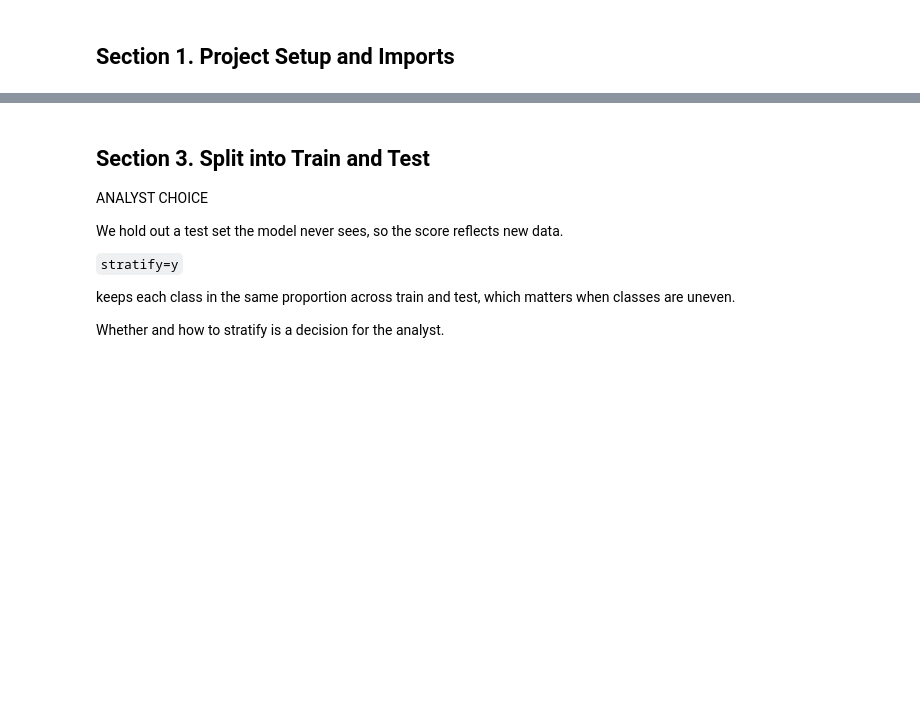
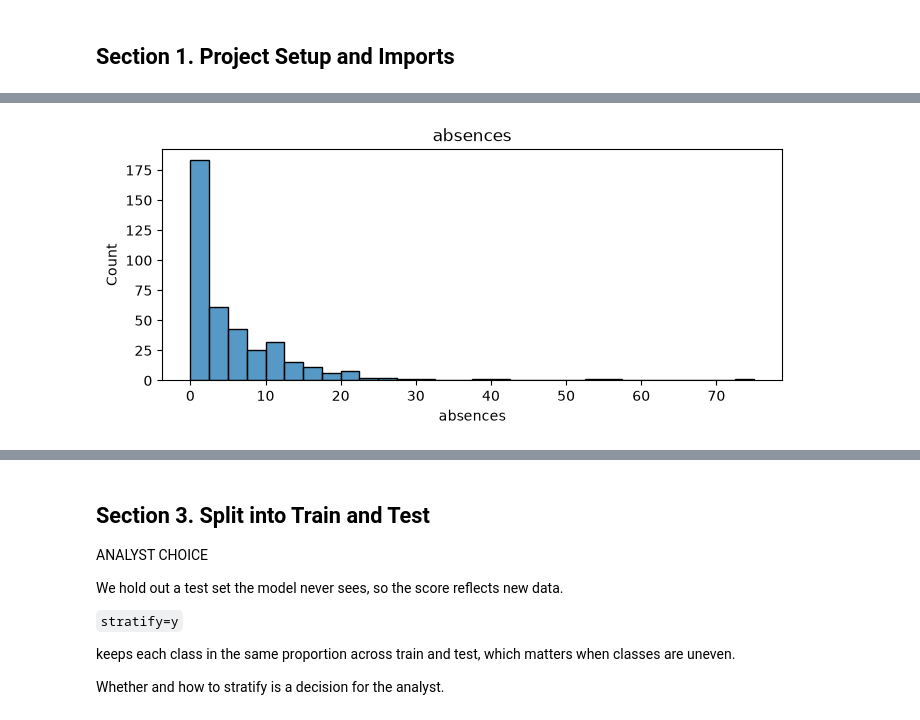
Before and after one commit to gracecode42/ml-03-classification, a Jupyter notebook: notebooks/ml_03_gracecode42.ipynb, the cells around one changed output, grey strips where cells are left out. Saved outputs shown, nothing was run; the diff lists cells and outputs as text; code cells hidden in the pictures; blank space fills up the shorter version.

```diff
--- a/notebooks/ml_03_gracecode42.ipynb
+++ b/notebooks/ml_03_gracecode42.ipynb
@@ -156 +140,32 @@ Female    165
 Name: count, dtype: int64
+# %%
+# === Assess the Data ===
+
+# Report the facts before modeling: completeness, type, and the spread of the
+# numeric features. The code reports; the analyst decides. The data is already
+# complete, so this confirms that and shows the shape of the feature columns.
+
+LOG.info("Per-column completeness and type:")
+n_rows: int = df.shape[0]
+for col in df.columns:
+    missing: int = int(df[col].isna().sum())
+    pct_present: float = 100.0 * (n_rows - missing) / n_rows
+    LOG.info(
+        f"  {col:12s} {str(df[col].dtype):8s} present={pct_present:5.1f}%  missing={missing}"
+    )
+
+LOG.info("Numeric summary of the feature columns (spread and outliers):")
+LOG.debug(f"\n{df_model[FEATURE_COLS].describe()}")
+
+# Look at absences, the one feature with a heavy tail.
+plt.figure(figsize=(8, 3))
+sns.histplot(df_model["absences"], bins=30)
+plt.title("absences")
+plt.savefig("../docs/images/absences_gracecode42.png", dpi=150, bbox_inches="tight")
+plt.show()
+
+LOG.info(
+    f"absences: max={df_model['absences'].max()}, median={df_model['absences'].median()}"
+)
+LOG.info(f"absences over 20: {(df_model['absences'] > 20).sum()} students")
+# %% [output]
@@ -156,0 +189 @@ Name: count, dtype: int64
+[figure, added]
```
Also changed, not shown: parts of 14 cells of this notebook, 4 other files.
